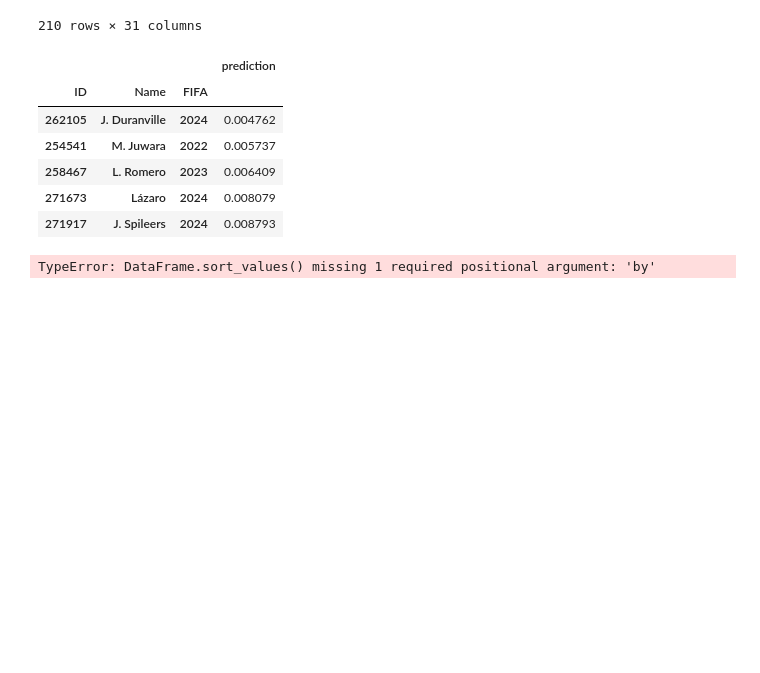
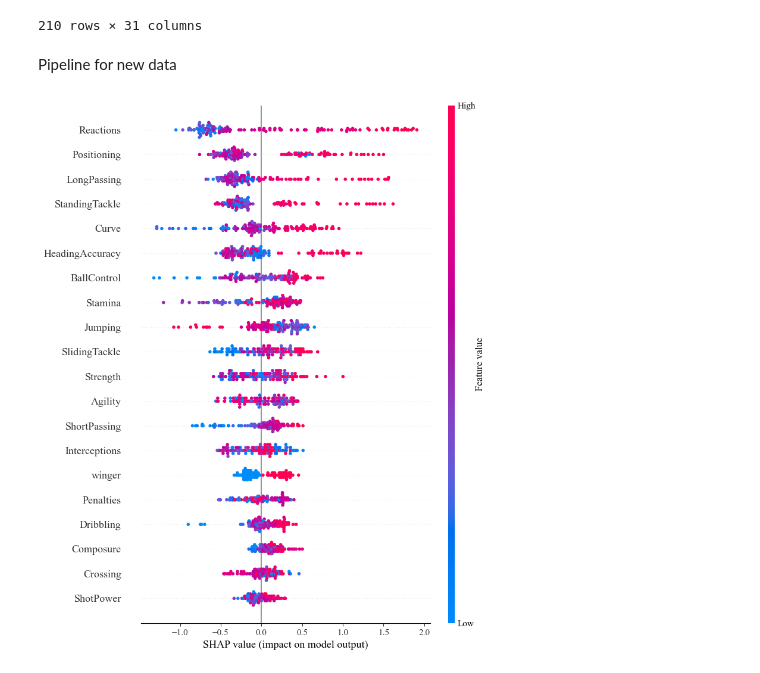
Before and after one commit to robb1302/statsfaction, a Jupyter notebook: scripts/sport_analytics/model/what was his name again.ipynb, the cells around one changed output. Saved outputs shown, nothing was run; the diff lists cells and outputs as text; code cells hidden in the pictures; blank space fills up the shorter version.

Commit message:
added deploy pipeline for unseen data

```diff
--- a/scripts/sport_analytics/model/what was his name again.ipynb
+++ b/scripts/sport_analytics/model/what was his name again.ipynb
@@ -518,21 +521,3 @@ joined_df.sort_values('prediction',ascending=True)
 | 241637 | A. Tchouaméni | 2022 | 0.051 | -0.125 | -0.334 | 0.045 | -1.414 | 1.932 | 0.537 | ... |
 | 240950 | Pedro Gonçalves | 2022 | -0.076 | 1.500 | 1.341 | 0.562 | 0.987 | 0.077 | 0.751 | ... |
 210 rows × 31 columns
-# %%
-df
-
-# TODO: SHAP VALUES FOR
-# df_potentials.to_csv('potentials.csv')
-prospects.sort_values(by="prediction",ascending = True).head(5)
-# %% [output]
-|  |  |  | prediction |
-| ID | Name | FIFA |  |
-| 262105 | J. Duranville | 2024 | 0.004762 |
-| 254541 | M. Juwara | 2022 | 0.005737 |
-| 258467 | L. Romero | 2023 | 0.006409 |
-| 271673 | Lázaro | 2024 | 0.008079 |
-| 271917 | J. Spileers | 2024 | 0.008793 |
-# %%
-prospects[prospects.prediction>0.5].sort_values()
-# %% [output]
-TypeError: DataFrame.sort_values() missing 1 required positional argument: 'by'
@@ -544,0 +524,26 @@ prospects.sort_values('prediction',ascending=False).round(3).value_counts()
+# %% [markdown]
+Pipeline for new data
+# %%
+sql_prospect = f"""
+SELECT min(Age) as potential_age,* FROM  fifa WHERE Potential>84 AND FIFA = 2023 and Age < 23 and potential > 83
+GROUP BY ID
+order by potential DESC;
+"""
+
+import pandas as pd
+import sqlite3
+DATABASE_PATH = "data/sport_analytics/database/football.db"
+# Step 1: Establish a database connection
+conn = sqlite3.connect(DATABASE_PATH)
+
+df_prospect = pd.read_sql_query(sql_prospect, conn)
+
+conn.close()
+
+df_prospect
+preds = predict_and_explain_players(df_prospect,attributes=PLAYER_ATTRIBUTES,model=my_model,scaler=scaler)
+
+
+df_prospect.head()
+# %% [output]
+[figure, added]
```
Also changed, not shown: parts of 20 cells of this notebook.
